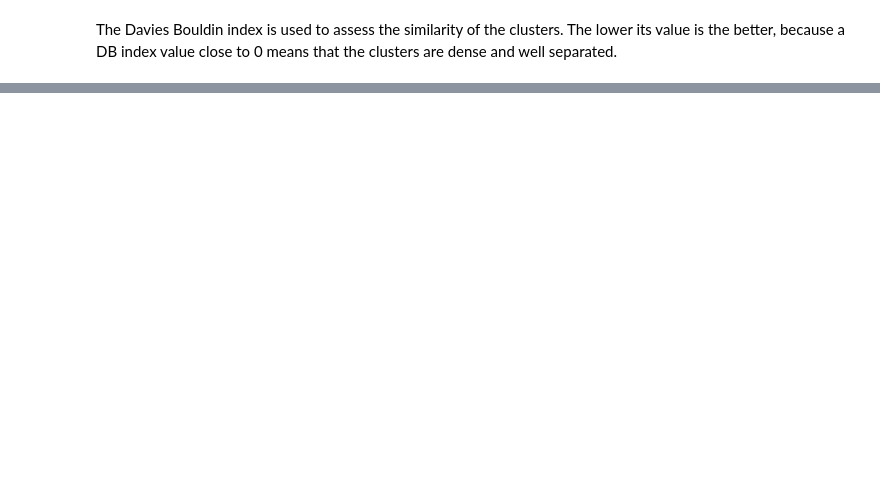
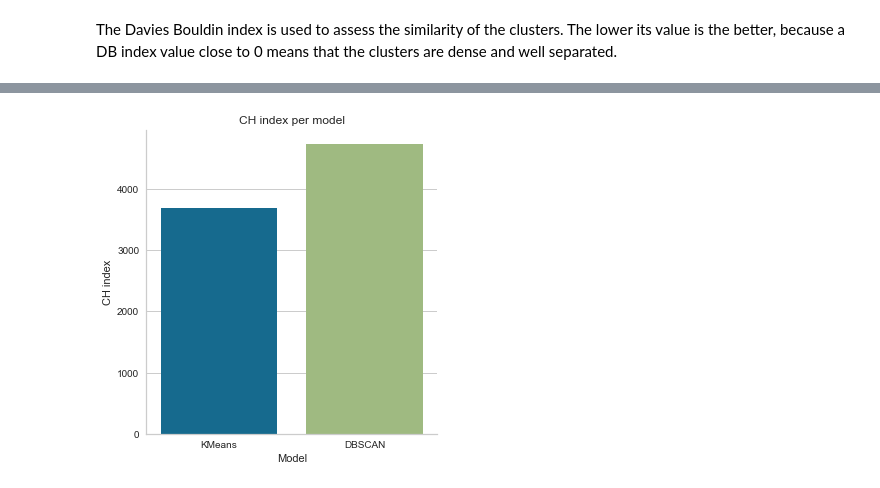
Before and after one commit to lynda-trad/Orders-Customer-Segmentation, a Jupyter notebook: Customer-Segmentation.ipynb, the cells around one changed output, grey strips where cells are left out. Drawn from its saved outputs; the diff is of its cells as text; code cells hidden in the pictures; blank space fills up the shorter version.

```diff
--- a/Customer-Segmentation.ipynb
+++ b/Customer-Segmentation.ipynb
@@ -367,0 +412,7 @@ print('v_measure =', v_measure_score(y, labels))
+# %%
+dbscan_sc = silhouette_score(X, db_fit)
+dbscan_ch = calinski_harabasz_score(X, dbscan_cluster.labels_)
+dbscan_db = davies_bouldin_score(X, dbscan_cluster.labels_)
+print("Silhouette Score: ", dbscan_sc)
+print("CH Score: ", dbscan_ch)
+print("Davies Bouldin index: ", dbscan_db)
@@ -367,0 +427,5 @@ print('v_measure =', v_measure_score(y, labels))
+# %%
+scores = [["KMeans", kmeans_sc, kmeans_ch, kmeans_db ],["DBSCAN", dbscan_sc, dbscan_ch, dbscan_db]]
+scores_df = pd.DataFrame(scores, columns = ["Model", "Silhouette score", "CH index", "DB index"])
+scores_df = scores_df.sort_values(by = "Silhouette score",ascending=False)
+scores_df
@@ -367,0 +441,5 @@ print('v_measure =', v_measure_score(y, labels))
+# %%
+sns.catplot(data=scores_df, kind="bar",x ="Model", y="CH index").set(title="CH index per model")
+plt.show()
+# %% [output]
+[figure, added]
```
Also changed, not shown: parts of 32 cells of this notebook, 1 other file.
